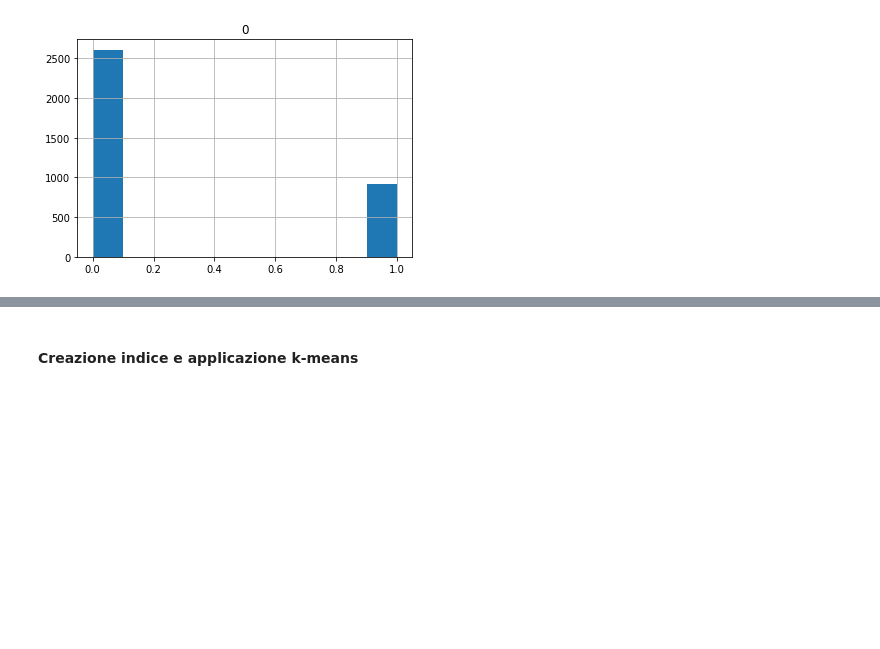
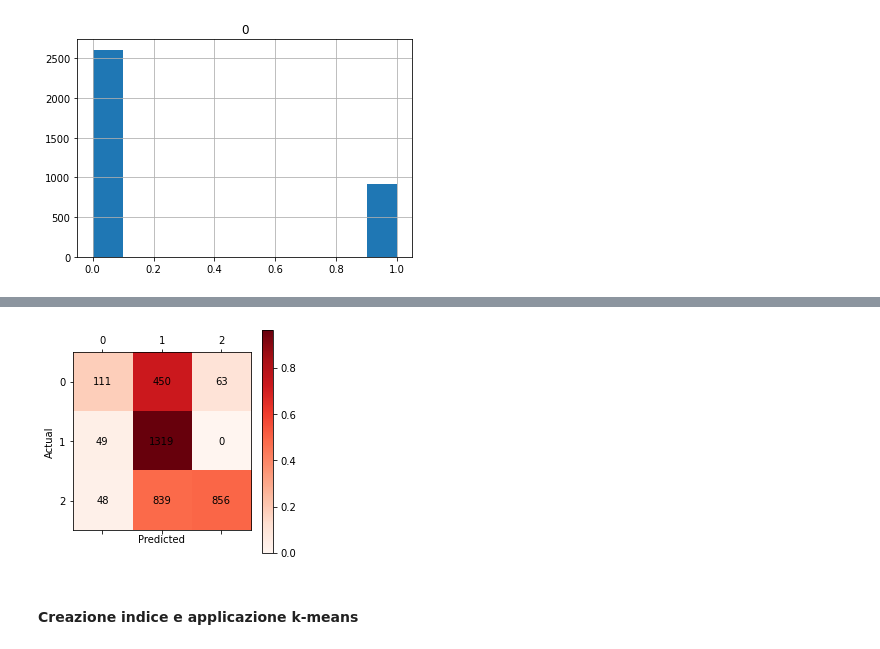
Before and after one commit to ES-git95/SMA-Project, a Jupyter notebook: graph.ipynb, the cells around one changed output, grey strips where cells are left out. Cells and saved outputs as stored; diff of their text form; code cells hidden in the pictures; blank space fills up the shorter version.

```diff
--- a/graph.ipynb
+++ b/graph.ipynb
@@ -75,0 +78,15 @@ sns.heatmap(conf_mat, annot=True)
+# %%
+df_conf_norm = pd.DataFrame(conf_mat)
+df_conf_norm_r=pd.DataFrame(conf_mat/np.array( [conf_mat.sum(axis=1),conf_mat.sum(axis=1),conf_mat.sum(axis=1)]).T)
+plt.matshow(df_conf_norm_r, cmap='Reds')
+plt.colorbar()
+
+for (i, j), z in np.ndenumerate(df_conf_norm.to_numpy()):
+    plt.text(j, i, '{:0.0f}'.format(z), ha='center', va='center')
+
+plt.xlabel('Predicted')
+plt.ylabel('Actual')
+
+plt.show()
+# %% [output]
+[figure, added]
```
Also changed, not shown: parts of 7 cells of this notebook.
